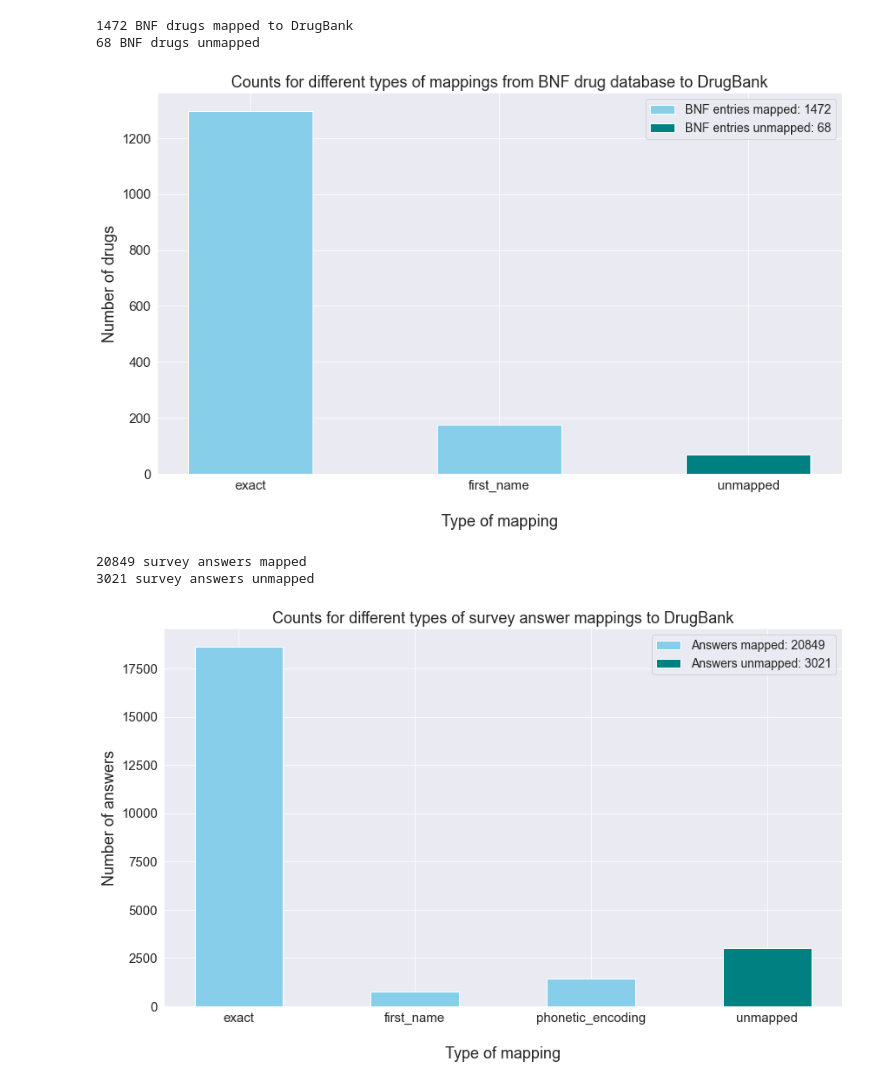
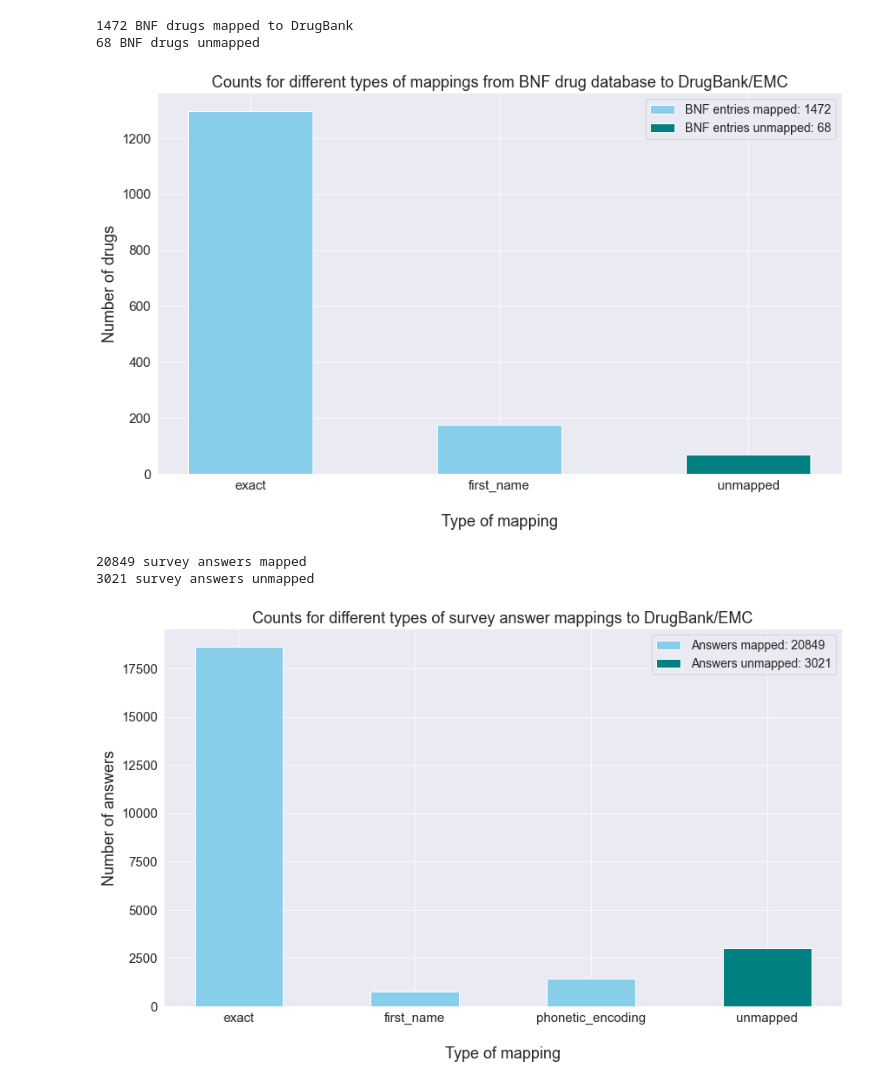
Before and after one commit to mgreenig/COVIDENCE-survey, a Jupyter notebook: Drug_mapping_plots.ipynb, the cells around one changed output. Saved outputs shown, nothing was run; the diff lists cells and outputs as text; code cells hidden in the pictures.

```diff
--- a/Drug_mapping_plots.ipynb
+++ b/Drug_mapping_plots.ipynb
@@ -15,19 +15,19 @@ from Get_BNF_classes import BNF_mapping_counts
 # %%
 sns.set_style('darkgrid')
 plt.figure(figsize=(14,8))
 bar = plt.bar(x = BNF_mapping_counts.keys(), height = BNF_mapping_counts.values(), width = 0.5, color = ['skyblue', 'skyblue', 'teal'])
-plt.title('Counts for different types of mappings from BNF drug database to DrugBank', fontsize=18)
+plt.title('Counts for different types of mappings from BNF drug database to DrugBank/EMC', fontsize=18)
 plt.xlabel('\nType of mapping', fontsize=18)
 plt.xticks(fontsize=15)
 plt.ylabel('Number of drugs', fontsize=18)
 plt.yticks(fontsize=15)
 legend_text = ['BNF entries mapped: {}'.format(BNF_mapping_counts['exact'] + BNF_mapping_counts['first_name']),
                'BNF entries unmapped: {}'.format(BNF_mapping_counts['unmapped'])]
 plt.legend(handles = [bar.patches[0], bar.patches[2]], labels = legend_text, fontsize = 14)
 plt.savefig('figures/bnf_mappings')
 plt.show()
 # %% [output]
-[figure, old version]
+[figure, new version]
 # %%
 from Map_survey_answers import mapping_counts
 # %% [output]
@@ -37,7 +37,7 @@ from Map_survey_answers import mapping_counts
 sns.set_style('darkgrid')
 plt.figure(figsize=(14,8))
 bar = plt.bar(x = mapping_counts.keys(), height = mapping_counts.values(), color = ['skyblue']*3 + ['teal'], width = 0.5)
-plt.title('Counts for different types of survey answer mappings to DrugBank', fontsize=18)
+plt.title('Counts for different types of survey answer mappings to DrugBank/EMC', fontsize=18)
 plt.xlabel('\nType of mapping', fontsize=18)
 plt.xticks(fontsize=15)
 plt.ylabel('Number of answers', fontsize=18)
@@ -48,4 +48,4 @@ plt.legend(handles = [bar.patches[0], bar.patches[3]], labels = legend_text, fon
 plt.savefig('figures/survey_mappings.png')
 plt.show()
 # %% [output]
-[figure, old version]
+[figure, new version]
```
Also changed, not shown: 4 other files.
